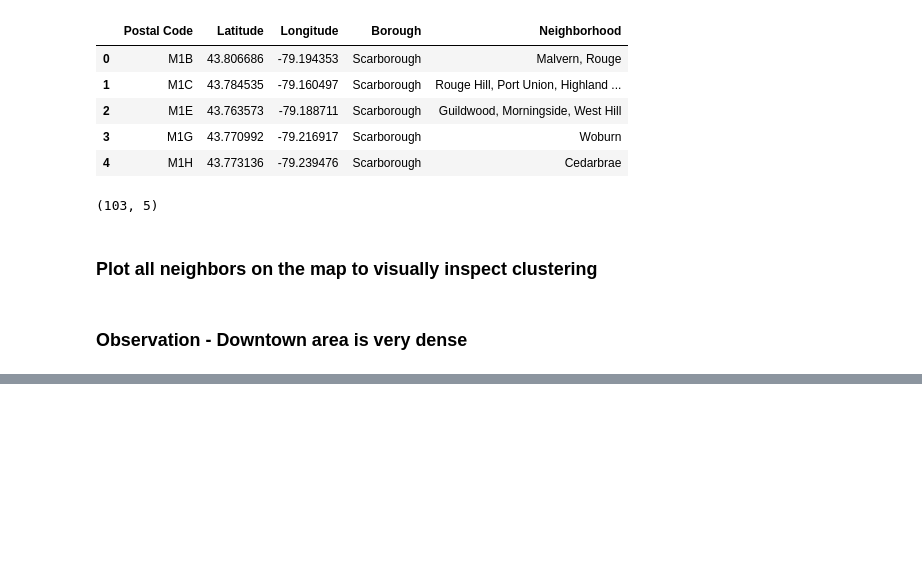
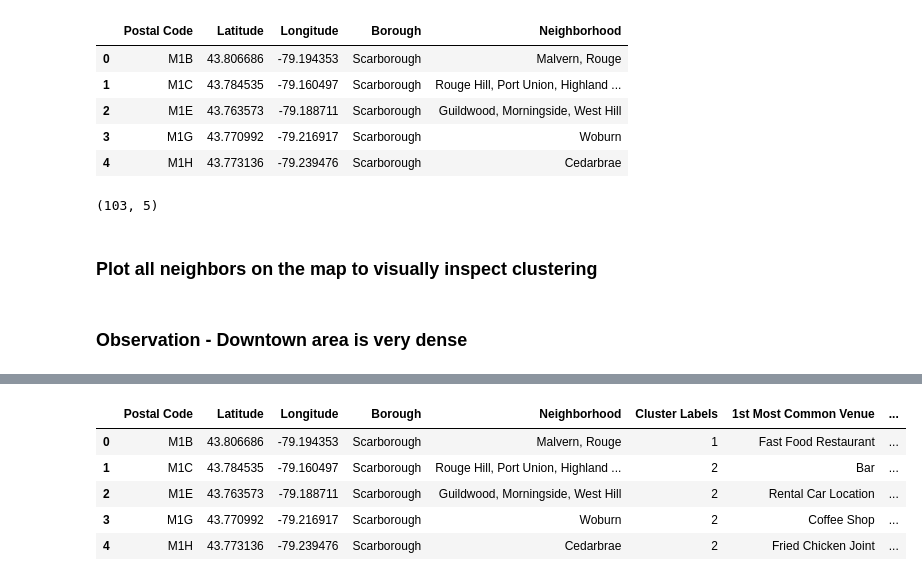
Before and after one commit to VasylR/Coursera_Capstone, a Jupyter notebook: Capstone_Project.ipynb, the cells around one changed output, grey strips where cells are left out. Cells and saved outputs as stored; diff of their text form; code cells hidden in the pictures; blank space fills up the shorter version.

```diff
--- a/Capstone_Project.ipynb
+++ b/Capstone_Project.ipynb
@@ -103,0 +491,13 @@ map_toronto
+# %%
+toronto_merged.dropna(inplace=True)
+# %%
+toronto_merged = toronto_merged.astype({'Cluster Labels':'int32'})
+# %%
+toronto_merged.head()
+# %% [output]
+|  | Postal Code | Latitude | Longitude | Borough | Neighborhood | Cluster Labels | 1st Most Common Venue | ... |
+| 0 | M1B | 43.806686 | -79.194353 | Scarborough | Malvern, Rouge | 1 | Fast Food Restaurant | ... |
+| 1 | M1C | 43.784535 | -79.160497 | Scarborough | Rouge Hill, Port Union, Highland ... | 2 | Bar | ... |
+| 2 | M1E | 43.763573 | -79.188711 | Scarborough | Guildwood, Morningside, West Hill | 2 | Rental Car Location | ... |
+| 3 | M1G | 43.770992 | -79.216917 | Scarborough | Woburn | 2 | Coffee Shop | ... |
+| 4 | M1H | 43.773136 | -79.239476 | Scarborough | Cedarbrae | 2 | Fried Chicken Joint | ... |
```
Also changed, not shown: parts of 42 cells of this notebook, 1 other file.
